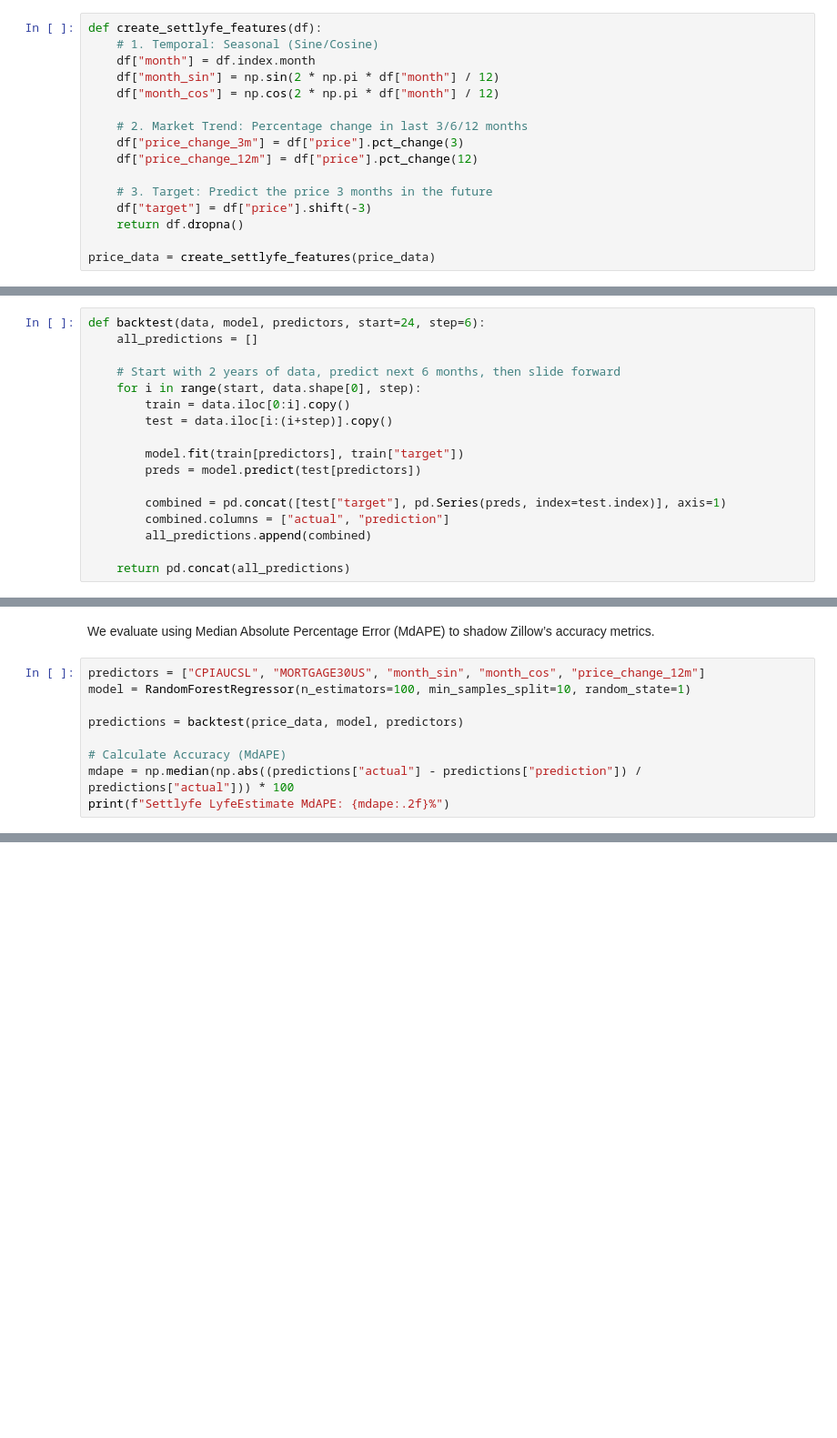
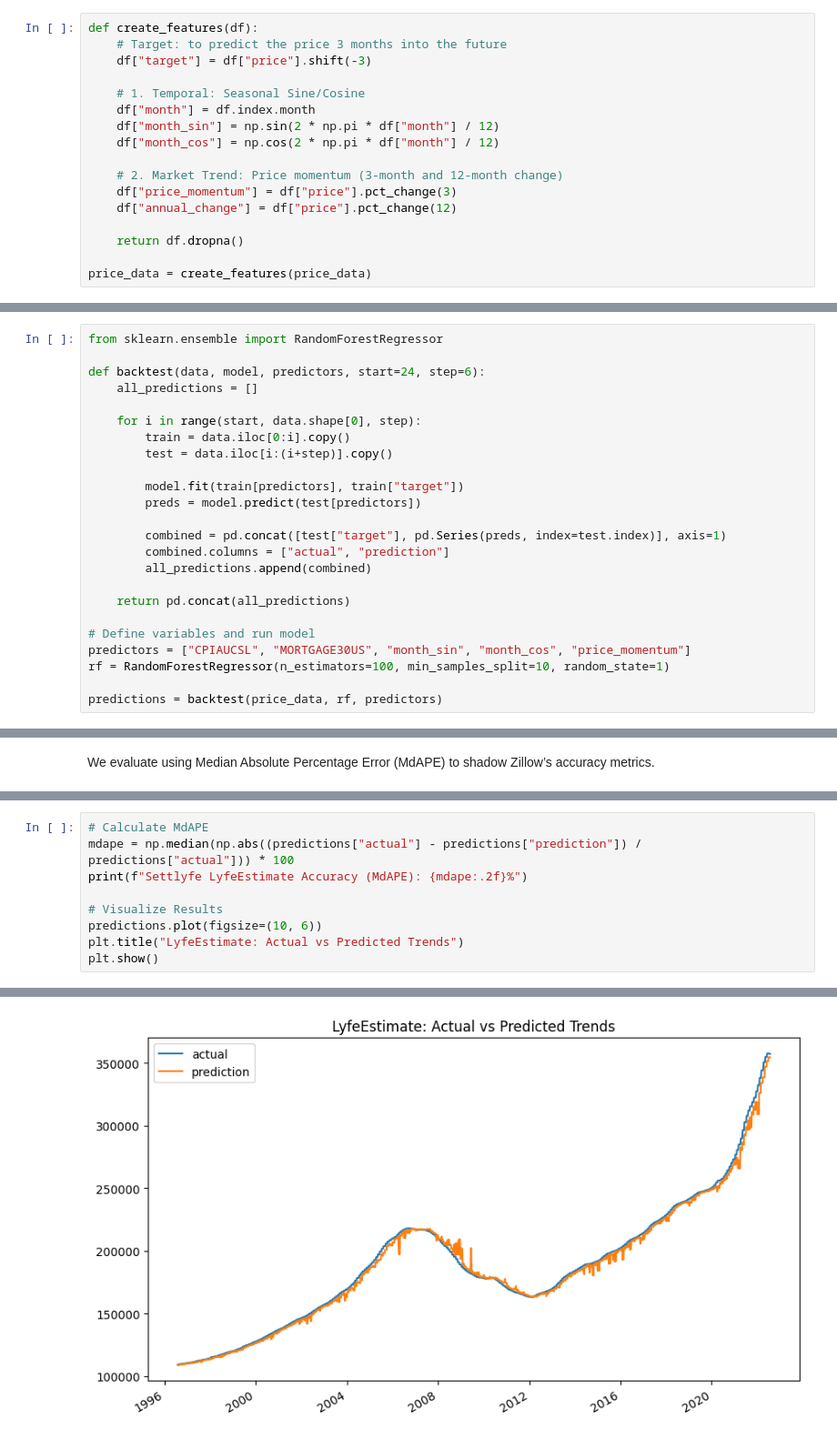
Before and after one commit to dylanlidailin/housing_price_pred, a Jupyter notebook: main.ipynb, the cells around one changed output, grey strips where cells are left out. Shown at 91% size. Saved outputs shown, nothing was run; the diff lists cells and outputs as text; blank space fills up the shorter version.

```diff
--- a/main.ipynb
+++ b/main.ipynb
@@ -18,26 +26,28 @@ price_data = pd.concat(dfs + [zillow], axis=1).ffill().dropna()
 # %%
-def create_settlyfe_features(df):
-    # 1. Temporal: Seasonal (Sine/Cosine)
+def create_features(df):
+    # Target: to predict the price 3 months into the future
+    df["target"] = df["price"].shift(-3)
+
+    # 1. Temporal: Seasonal Sine/Cosine
     df["month"] = df.index.month
     df["month_sin"] = np.sin(2 * np.pi * df["month"] / 12)
     df["month_cos"] = np.cos(2 * np.pi * df["month"] / 12)
 
-    # 2. Market Trend: Percentage change in last 3/6/12 months
-    df["price_change_3m"] = df["price"].pct_change(3)
-    df["price_change_12m"] = df["price"].pct_change(12)
+    # 2. Market Trend: Price momentum (3-month and 12-month change)
+    df["price_momentum"] = df["price"].pct_change(3)
+    df["annual_change"] = df["price"].pct_change(12)
 
-    # 3. Target: Predict the price 3 months in the future
-    df["target"] = df["price"].shift(-3)
     return df.dropna()
 
-price_data = create_settlyfe_features(price_data)
+price_data = create_features(price_data)
 # %% [markdown]
 ## 3. Backtesting engine
 # %%
+from sklearn.ensemble import RandomForestRegressor
+
 def backtest(data, model, predictors, start=24, step=6):
     all_predictions = []
 
-    # Start with 2 years of data, predict next 6 months, then slide forward
     for i in range(start, data.shape[0], step):
         train = data.iloc[0:i].copy()
         test = data.iloc[i:(i+step)].copy()
@@ -50,16 +60,13 @@ def backtest(data, model, predictors, start=24, step=6):
         all_predictions.append(combined)
 
     return pd.concat(all_predictions)
+
+# Define variables and run model
+predictors = ["CPIAUCSL", "MORTGAGE30US", "month_sin", "month_cos", "price_momentum"]
+rf = RandomForestRegressor(n_estimators=100, min_samples_split=10, random_state=1)
+
+predictions = backtest(price_data, rf, predictors)
 # %% [markdown]
 ## 4. Training and Evaluation
 # %% [markdown]
 We evaluate using Median Absolute Percentage Error (MdAPE) to shadow Zillow’s accuracy metrics.
-# %%
-predictors = ["CPIAUCSL", "MORTGAGE30US", "month_sin", "month_cos", "price_change_12m"]
-model = RandomForestRegressor(n_estimators=100, min_samples_split=10, random_state=1)
-
-predictions = backtest(price_data, model, predictors)
-
-# Calculate Accuracy (MdAPE)
-mdape = np.median(np.abs((predictions["actual"] - predictions["prediction"]) / predictions["actual"])) * 100
-print(f"Settlyfe LyfeEstimate MdAPE: {mdape:.2f}%")
@@ -71,0 +73,10 @@ plt.show()
+# %%
+# Calculate MdAPE
+mdape = np.median(np.abs((predictions["actual"] - predictions["prediction"]) / predictions["actual"])) * 100
+print(f"Settlyfe LyfeEstimate Accuracy (MdAPE): {mdape:.2f}%")
+
+# Visualize Results
+predictions.plot(figsize=(10, 6))
+plt.title("LyfeEstimate: Actual vs Predicted Trends")
+plt.show()
+# %% [output]
@@ -71,0 +84 @@ plt.show()
+[figure, added]
```
Also changed, not shown: parts of 6 cells of this notebook.
